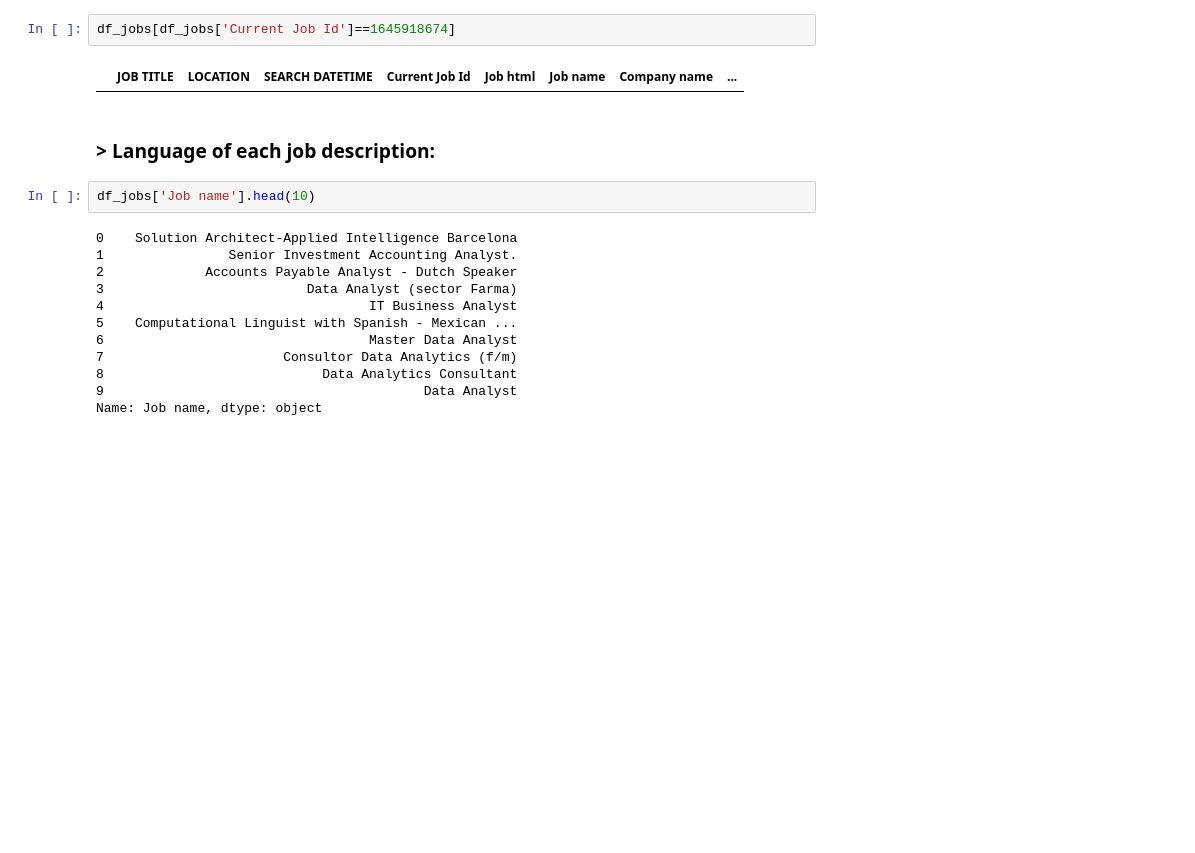
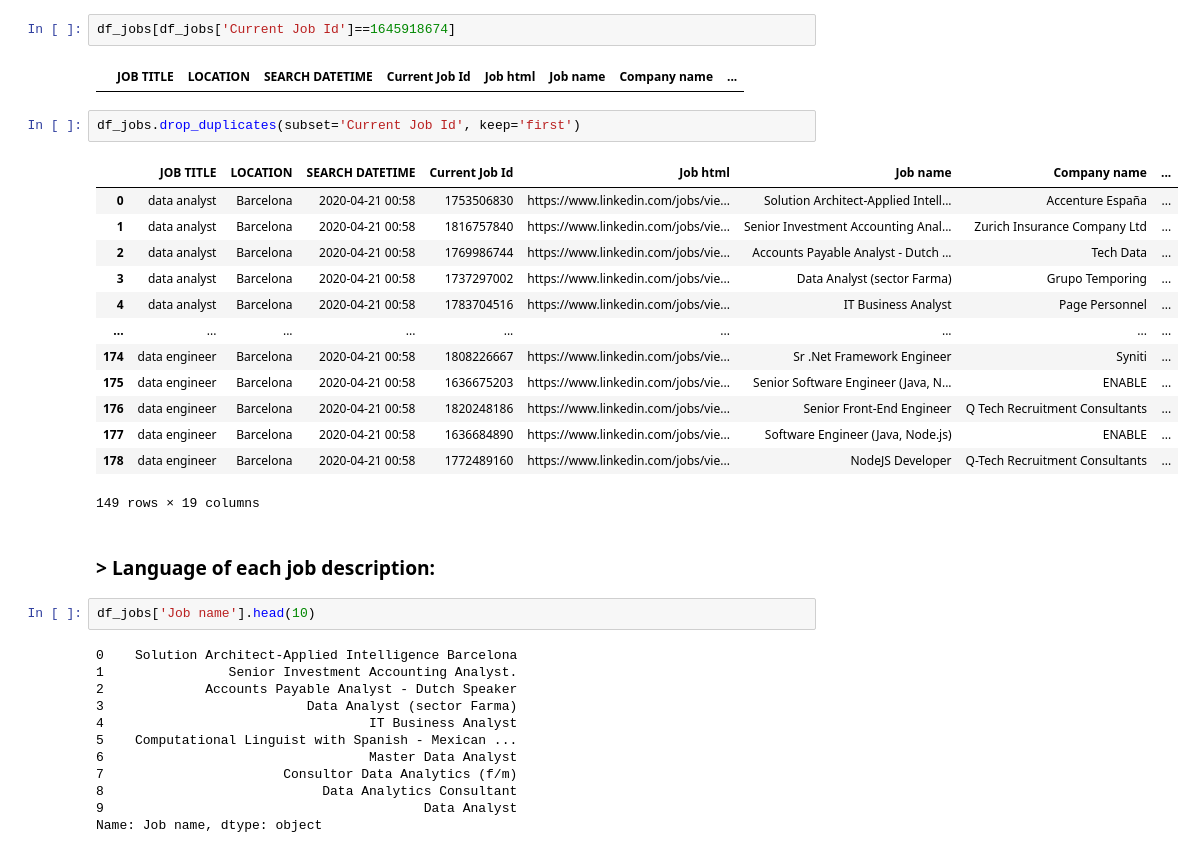
Before and after one commit to CristopherRL/Ironhack-Final_Project-Optimized_Job_Search_project, a Jupyter notebook: notebooks/2. Analyze.ipynb, the cells around one changed output. Drawn from its saved outputs; the diff is of its cells as text; blank space fills up the shorter version.

```diff
--- a/notebooks/2. Analyze.ipynb
+++ b/notebooks/2. Analyze.ipynb
@@ -260,6 +271,22 @@ pd.pivot_table(df_jobs,
 df_jobs[df_jobs['Current Job Id']==1645918674]
 # %% [output]
 |  | JOB TITLE | LOCATION | SEARCH DATETIME | Current Job Id | Job html | Job name | Company name | ... |
+# %%
+df_jobs.drop_duplicates(subset='Current Job Id', keep='first')
+# %% [output]
+|  | JOB TITLE | LOCATION | SEARCH DATETIME | Current Job Id | Job html | Job name | Company name | ... |
+| 0 | data analyst | Barcelona | 2020-04-21 00:58 | 1753506830 | https://www.linkedin.com/jobs/vie... | Solution Architect-Applied Intell... | Accenture España | ... |
+| 1 | data analyst | Barcelona | 2020-04-21 00:58 | 1816757840 | https://www.linkedin.com/jobs/vie... | Senior Investment Accounting Anal... | Zurich Insurance Company Ltd | ... |
+| 2 | data analyst | Barcelona | 2020-04-21 00:58 | 1769986744 | https://www.linkedin.com/jobs/vie... | Accounts Payable Analyst - Dutch ... | Tech Data | ... |
+| 3 | data analyst | Barcelona | 2020-04-21 00:58 | 1737297002 | https://www.linkedin.com/jobs/vie... | Data Analyst (sector Farma) | Grupo Temporing | ... |
+| 4 | data analyst | Barcelona | 2020-04-21 00:58 | 1783704516 | https://www.linkedin.com/jobs/vie... | IT Business Analyst | Page Personnel | ... |
+| ... | ... | ... | ... | ... | ... | ... | ... | ... |
+| 174 | data engineer | Barcelona | 2020-04-21 00:58 | 1808226667 | https://www.linkedin.com/jobs/vie... | Sr .Net Framework Engineer | Syniti | ... |
+| 175 | data engineer | Barcelona | 2020-04-21 00:58 | 1636675203 | https://www.linkedin.com/jobs/vie... | Senior Software Engineer (Java, N... | ENABLE | ... |
+| 176 | data engineer | Barcelona | 2020-04-21 00:58 | 1820248186 | https://www.linkedin.com/jobs/vie... | Senior Front-End Engineer | Q Tech Recruitment Consultants | ... |
+| 177 | data engineer | Barcelona | 2020-04-21 00:58 | 1636684890 | https://www.linkedin.com/jobs/vie... | Software Engineer (Java, Node.js) | ENABLE | ... |
+| 178 | data engineer | Barcelona | 2020-04-21 00:58 | 1772489160 | https://www.linkedin.com/jobs/vie... | NodeJS Developer | Q-Tech Recruitment Consultants | ... |
+149 rows × 19 columns
 # %% [markdown]
 ### > Language of each job description:
 # %%
```
Also changed, not shown: parts of 51 cells of this notebook, 15 other files.
